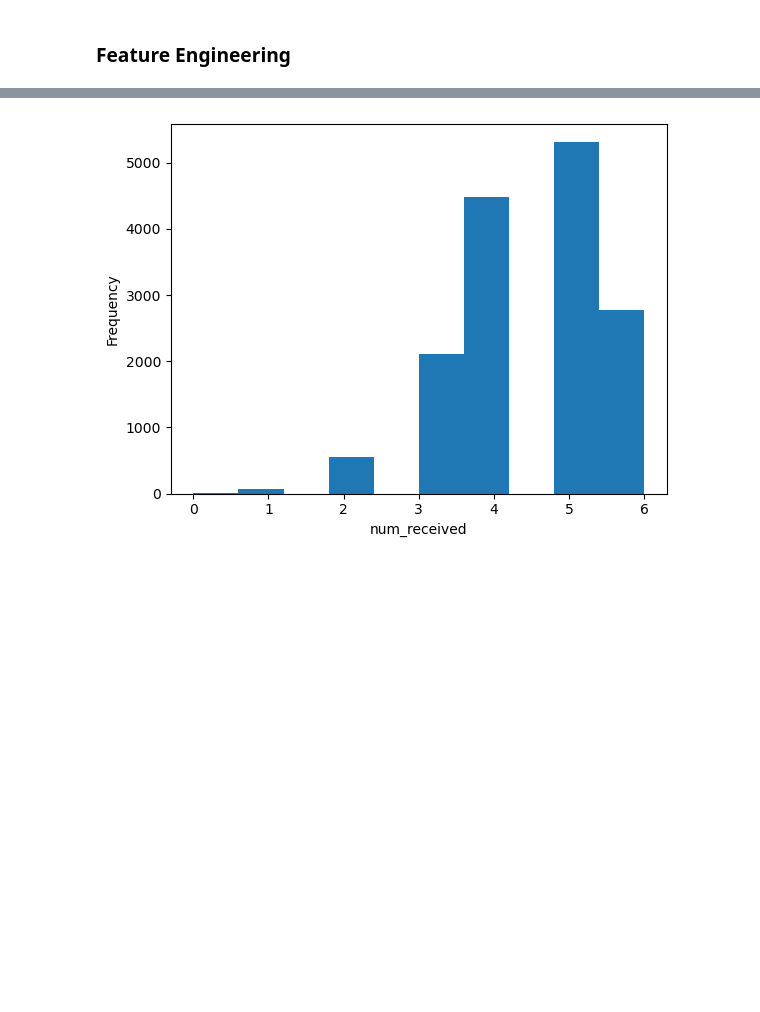
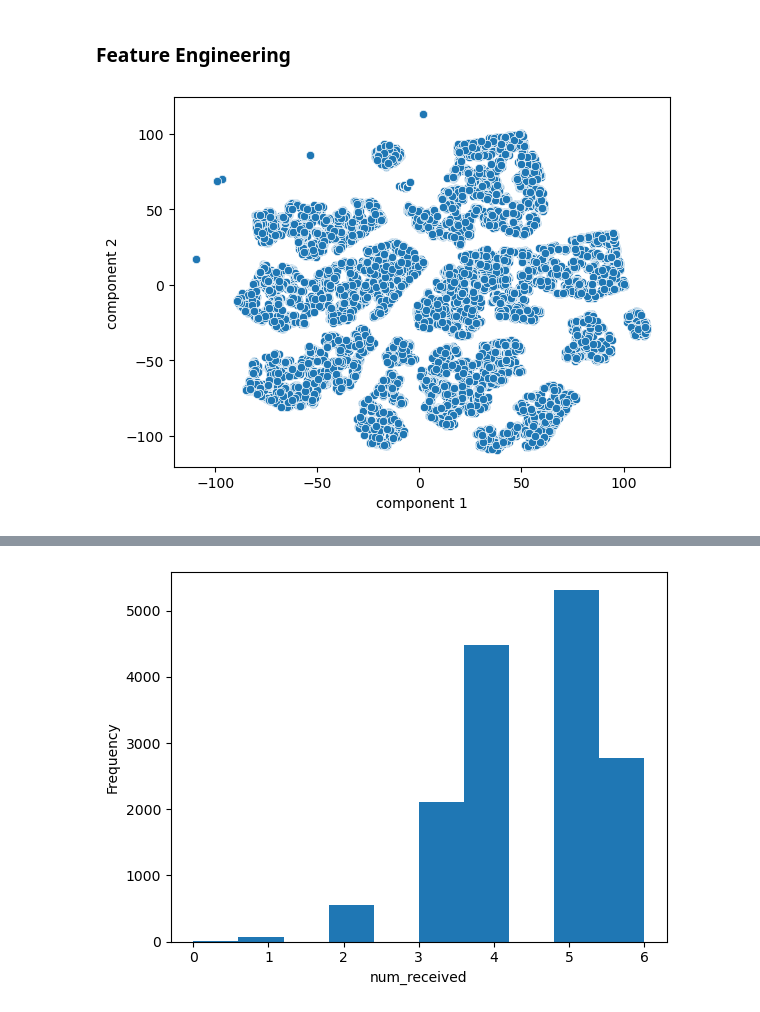
Before and after one commit to rara-ch/StarbucksPromotionalOffers_DataAnalysis, a Jupyter notebook: PythonNotebooks/OfferCompletion_ClassificationModelling.ipynb, the cells around one changed output, grey strips where cells are left out. Saved outputs shown, nothing was run; the diff lists cells and outputs as text; code cells hidden in the pictures; blank space fills up the shorter version.

Commit message:
Try engineer a new feature by clustering (have not yet modelled with possible new feature)

```diff
--- a/PythonNotebooks/OfferCompletion_ClassificationModelling.ipynb
+++ b/PythonNotebooks/OfferCompletion_ClassificationModelling.ipynb
@@ -202,3 +208,27 @@ X_temp.head()
 | 11232 | 7ea422e760d54a41be4030be27bc1d62 | 2017-05-03 | 35.0 | 66000.0 | 2017 | 0 | 0 | ... |
 # %% [markdown]
 ### Feature Engineering
+# %%
+# Build a t-SNE visualisation to see if there are any potential clusters in the data for a possible engineered feature
+# Select the numeric columns of the data ('became_member_on_year', 'age', 'income', 'gender_M', 'gender_Missing', 'gender_O')
+tsne_data = X_temp.iloc[:, 2:]
+
+# Standardise the data
+std_tsne = StandardScaler()
+cluster_data = std_tsne.fit_transform(tsne_data)
+
+# Create a t-SNE object
+tsne = TSNE(n_components=2, random_state=42)
+
+# Fit a t-SNE model on the standardised data and transform the data into a lower dimensionality space
+data_tsne = tsne.fit_transform(cluster_data)
+data_tsne = pd.DataFrame(data_tsne, columns=['component 1', 'component 2'])
+
+# Plot the t-SNE data
+sns.scatterplot(
+    data=data_tsne,
+    x='component 1',
+    y='component 2'
+);
+# %% [output]
+[figure, added]
```
Also changed, not shown: parts of 13 cells of this notebook.
